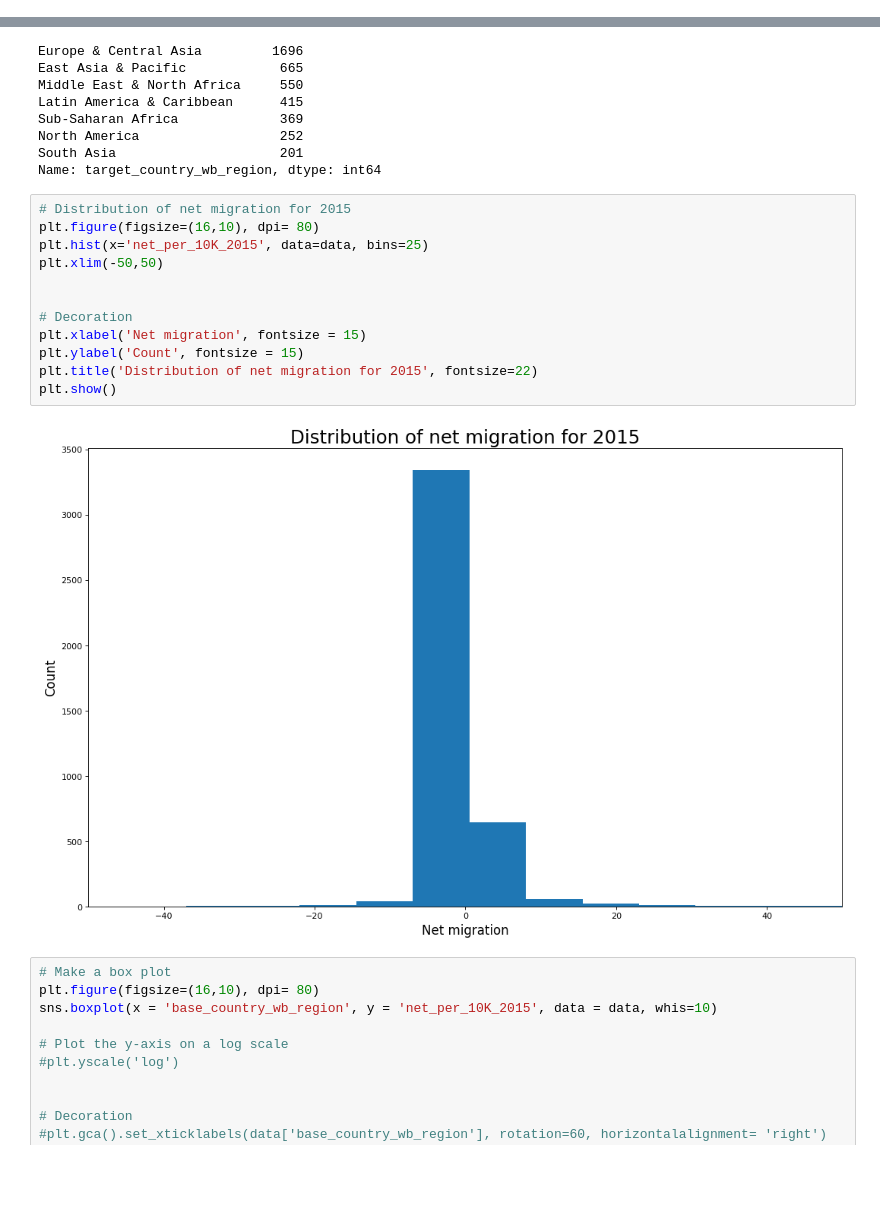
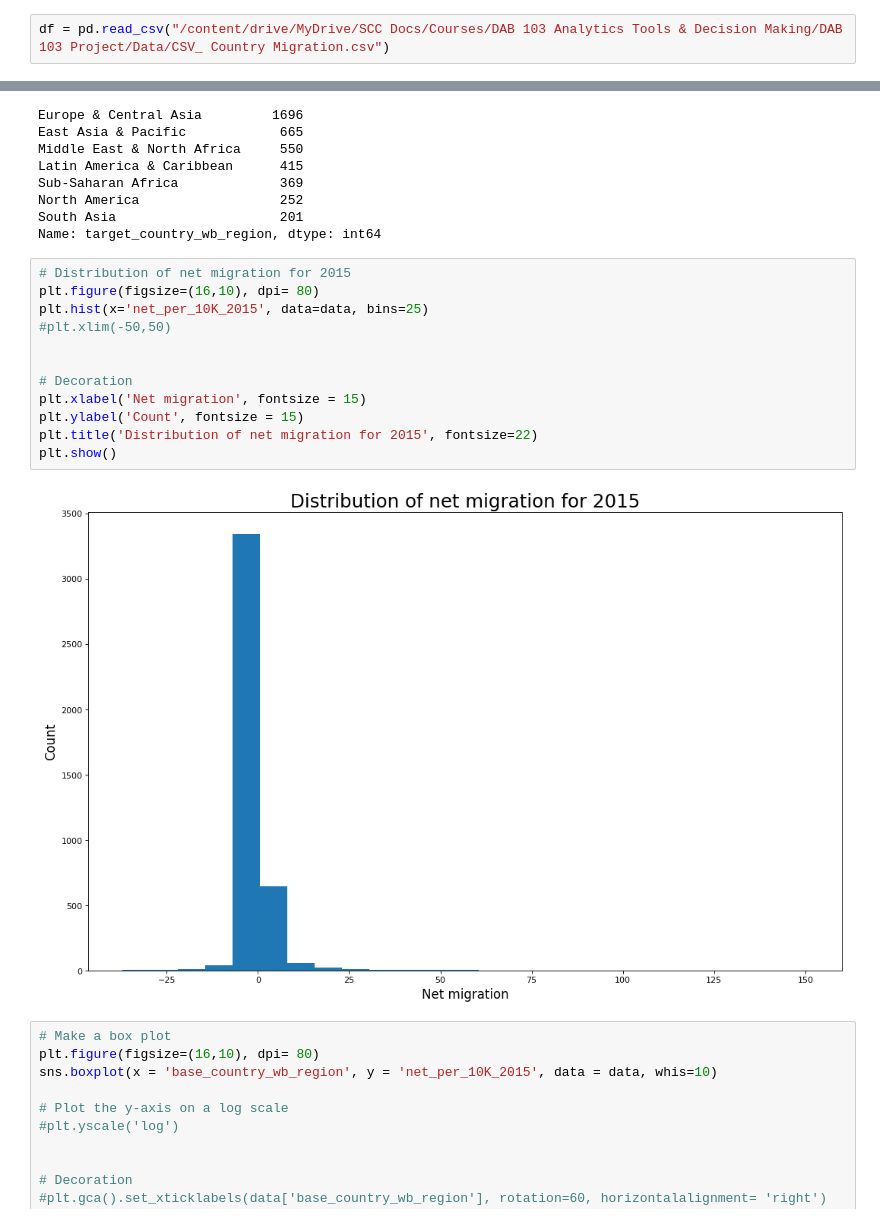
Before and after one commit to pdesai27/DAB-103, a Jupyter notebook: CountryMigration.ipynb, the cells around one changed output, grey strips where cells are left out. Saved outputs shown, nothing was run; the diff lists cells and outputs as text; blank space fills up the shorter version.

```diff
--- a/CountryMigration.ipynb
+++ b/CountryMigration.ipynb
@@ -14,3 +12,5 @@ df = pd.read_csv("https://raw.githubusercontent.com/pdesai27/DAB-103/main/Data/C
+# %%
+df = pd.read_csv("/content/drive/MyDrive/SCC Docs/Courses/DAB 103 Analytics Tools & Decision Making/DAB 103 Project/Data/CSV_ Country Migration.csv")
 # %%
 df.head(5)
 df.tail(5)
@@ -142,17 +134,17 @@ Name: target_country_wb_region, dtype: int64
 # %%
 # Distribution of net migration for 2015
 plt.figure(figsize=(16,10), dpi= 80)
 plt.hist(x='net_per_10K_2015', data=data, bins=25)
-plt.xlim(-50,50)
+#plt.xlim(-50,50)
 
 
 # Decoration
 plt.xlabel('Net migration', fontsize = 15)
 plt.ylabel('Count', fontsize = 15)
 plt.title('Distribution of net migration for 2015', fontsize=22)
 plt.show()
 # %% [output]
-[figure, old version]
+[figure, new version]
 # %%
 # Make a box plot
 plt.figure(figsize=(16,10), dpi= 80)
```
Also changed, not shown: parts of 5 cells of this notebook.
